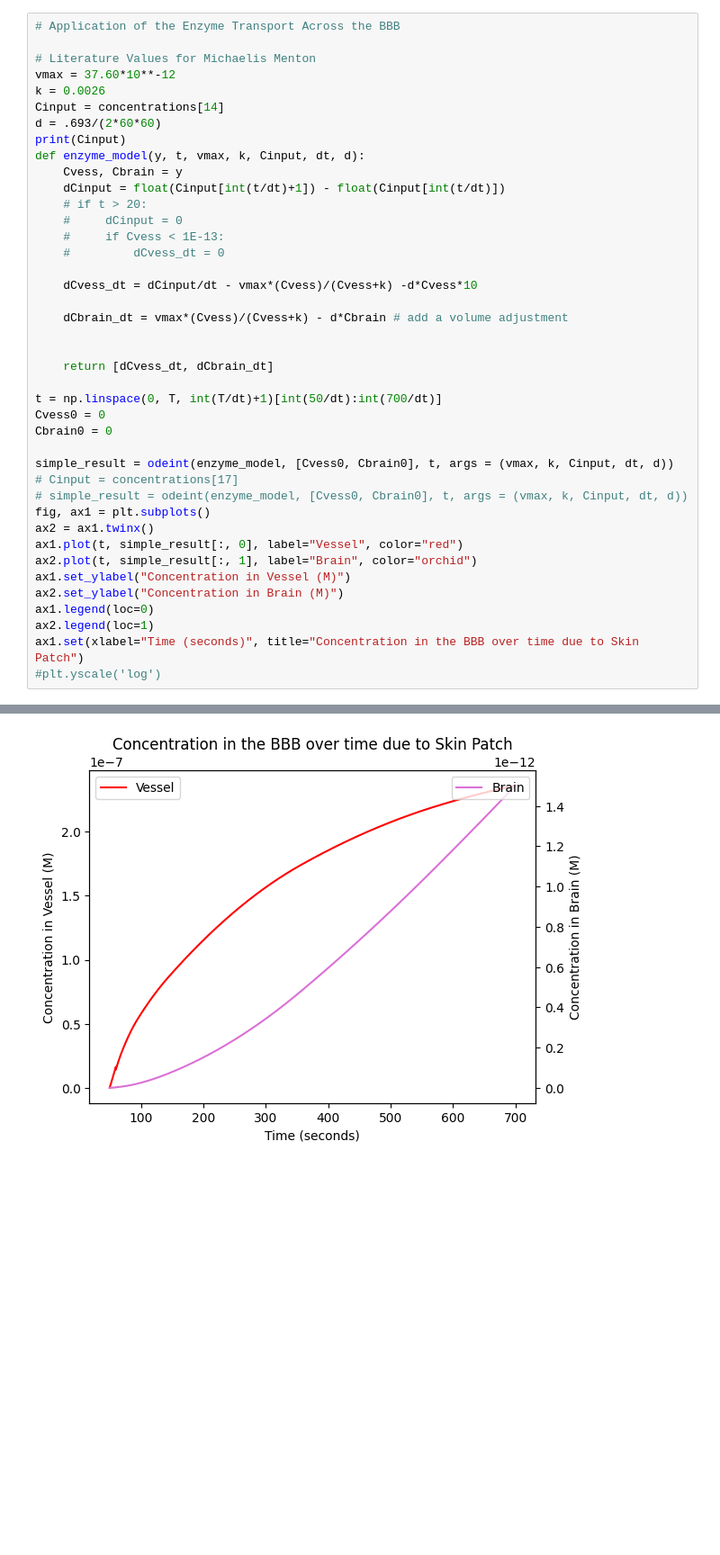
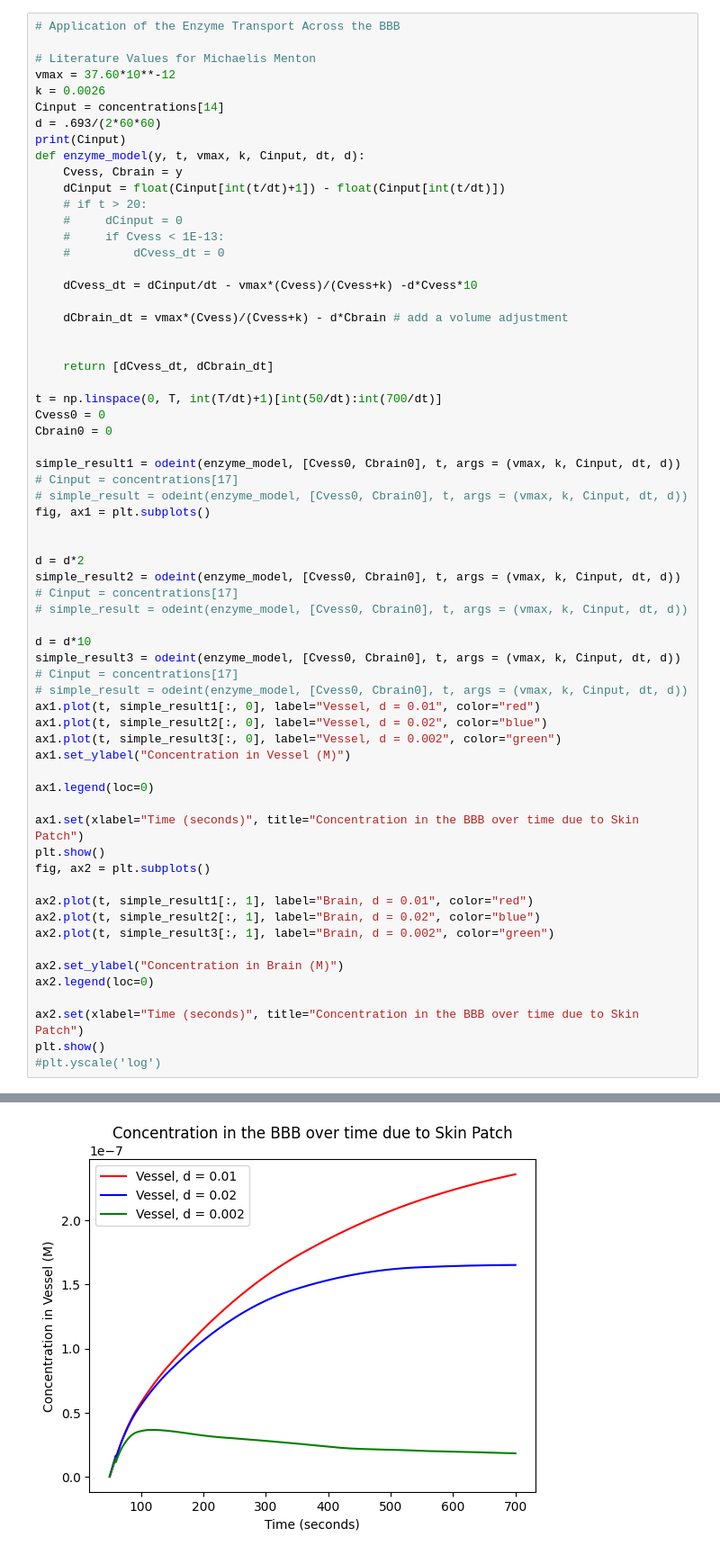
Before and after one commit to thking03/LPModel, a Jupyter notebook: lpm_test.ipynb, the cells around one changed output, grey strips where cells are left out. Shown at 90% size. Cells and saved outputs as stored; diff of their text form; blank space fills up the shorter version.

Commit message:
have sensitivity analysis for both skin patch and cig

```diff
--- a/lpm_test.ipynb
+++ b/lpm_test.ipynb
@@ -215,18 +221,41 @@ t = np.linspace(0, T, int(T/dt)+1)[int(50/dt):int(700/dt)]
 Cvess0 = 0
 Cbrain0 = 0
 
-simple_result = odeint(enzyme_model, [Cvess0, Cbrain0], t, args = (vmax, k, Cinput, dt, d))
+simple_result1 = odeint(enzyme_model, [Cvess0, Cbrain0], t, args = (vmax, k, Cinput, dt, d))
 # Cinput = concentrations[17]
 # simple_result = odeint(enzyme_model, [Cvess0, Cbrain0], t, args = (vmax, k, Cinput, dt, d))
 fig, ax1 = plt.subplots()
-ax2 = ax1.twinx()
-ax1.plot(t, simple_result[:, 0], label="Vessel", color="red")
-ax2.plot(t, simple_result[:, 1], label="Brain", color="orchid")
+
+
+d = d*2
+simple_result2 = odeint(enzyme_model, [Cvess0, Cbrain0], t, args = (vmax, k, Cinput, dt, d))
+# Cinput = concentrations[17]
+# simple_result = odeint(enzyme_model, [Cvess0, Cbrain0], t, args = (vmax, k, Cinput, dt, d))
+
+d = d*10
+simple_result3 = odeint(enzyme_model, [Cvess0, Cbrain0], t, args = (vmax, k, Cinput, dt, d))
+# Cinput = concentrations[17]
+# simple_result = odeint(enzyme_model, [Cvess0, Cbrain0], t, args = (vmax, k, Cinput, dt, d))
+ax1.plot(t, simple_result1[:, 0], label="Vessel, d = 0.01", color="red")
+ax1.plot(t, simple_result2[:, 0], label="Vessel, d = 0.02", color="blue")
+ax1.plot(t, simple_result3[:, 0], label="Vessel, d = 0.002", color="green")
 ax1.set_ylabel("Concentration in Vessel (M)")
+
+ax1.legend(loc=0)
+
+ax1.set(xlabel="Time (seconds)", title="Concentration in the BBB over time due to Skin Patch")
+plt.show()
+fig, ax2 = plt.subplots()
+
+ax2.plot(t, simple_result1[:, 1], label="Brain, d = 0.01", color="red")
+ax2.plot(t, simple_result2[:, 1], label="Brain, d = 0.02", color="blue")
+ax2.plot(t, simple_result3[:, 1], label="Brain, d = 0.002", color="green")
+
 ax2.set_ylabel("Concentration in Brain (M)")
-ax1.legend(loc=0)
-ax2.legend(loc=1)
-ax1.set(xlabel="Time (seconds)", title="Concentration in the BBB over time due to Skin Patch")
+ax2.legend(loc=0)
+
+ax2.set(xlabel="Time (seconds)", title="Concentration in the BBB over time due to Skin Patch")
+plt.show()
 #plt.yscale('log')
 # %% [output]
 [0.00000000e+00 0.00000000e+00 0.00000000e+00 ... 4.88437266e-07
@@ -236 +263 @@ ax1.set(xlabel="Time (seconds)", title="Concentration in the BBB over time due t
-[figure, old version]
+[figure, new version]
```
Also changed, not shown: parts of 2 cells of this notebook.
